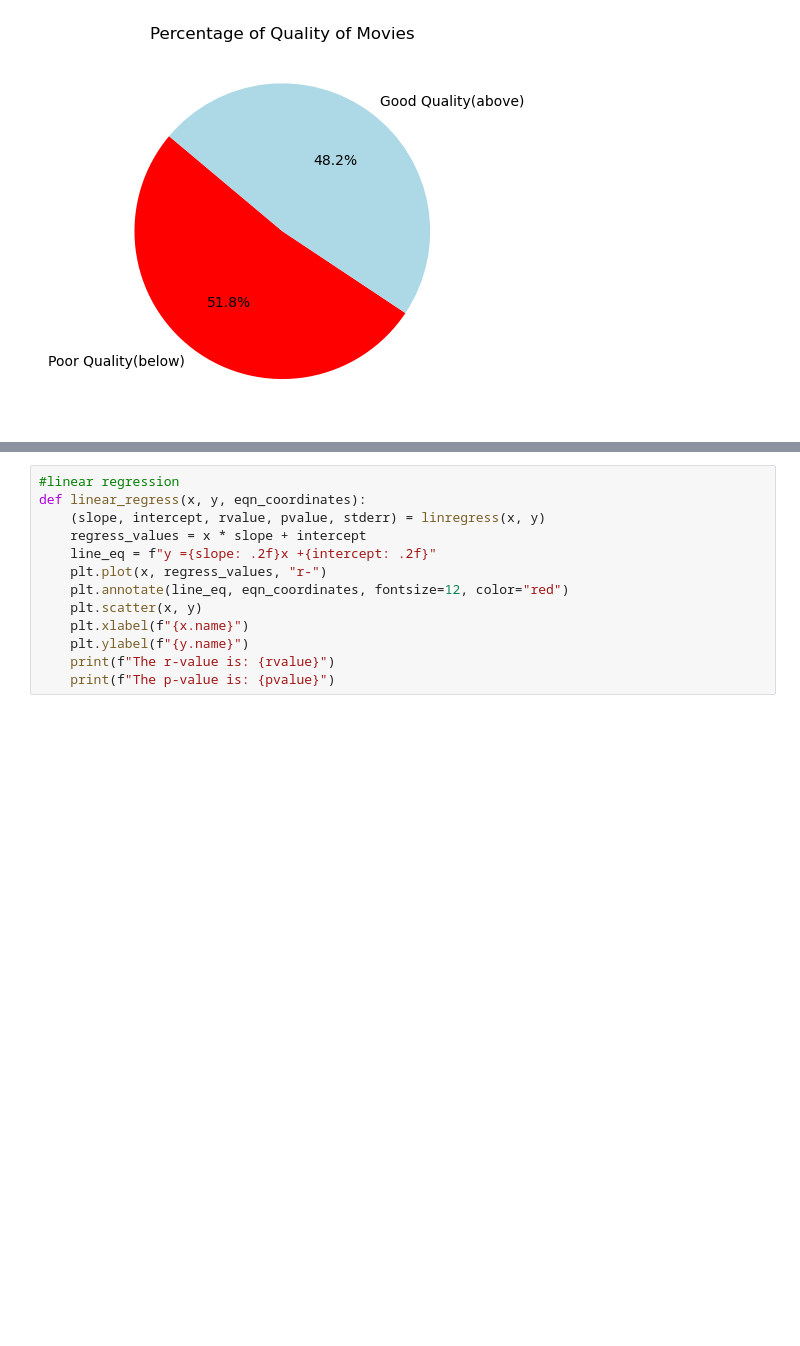
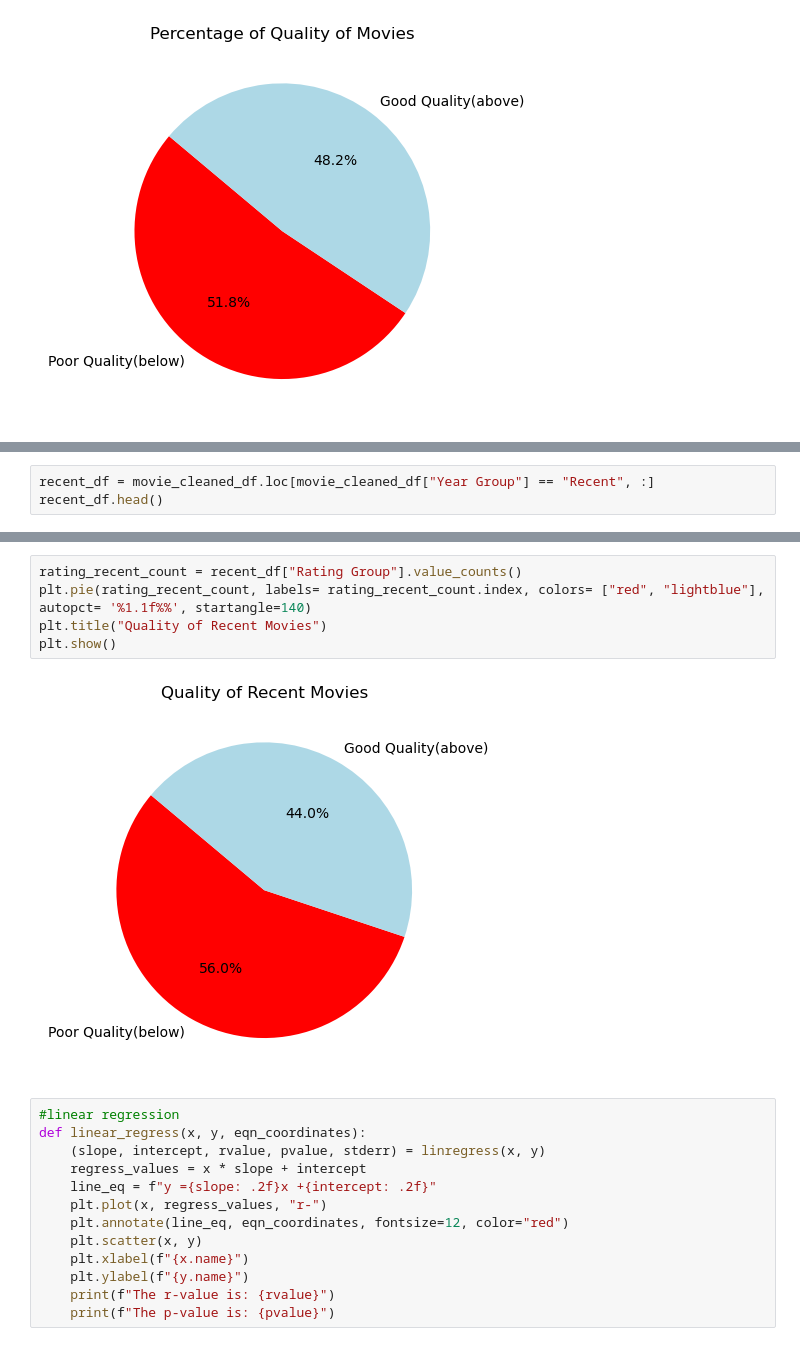
Before and after one commit to RedDeath007/Data-Analytics-Project-1-Team-1, a Jupyter notebook: Movie_Data_Analysis.ipynb, the cells around one changed output, grey strips where cells are left out. Cells and saved outputs as stored; diff of their text form; blank space fills up the shorter version.

```diff
--- a/Movie_Data_Analysis.ipynb
+++ b/Movie_Data_Analysis.ipynb
@@ -240,0 +291,3 @@ plt.show()
+# %%
+recent_df = movie_cleaned_df.loc[movie_cleaned_df["Year Group"] == "Recent", :]
+recent_df.head()
@@ -241,3 +301,10 @@ plt.show()
+# %%
+rating_recent_count = recent_df["Rating Group"].value_counts()
+plt.pie(rating_recent_count, labels= rating_recent_count.index, colors= ["red", "lightblue"], autopct= '%1.1f%%', startangle=140)
+plt.title("Quality of Recent Movies")
+plt.show()
+# %% [output]
+[figure, added]
 # %%
 #linear regression
 def linear_regress(x, y, eqn_coordinates):
```
Also changed, not shown: parts of 5 cells of this notebook.
